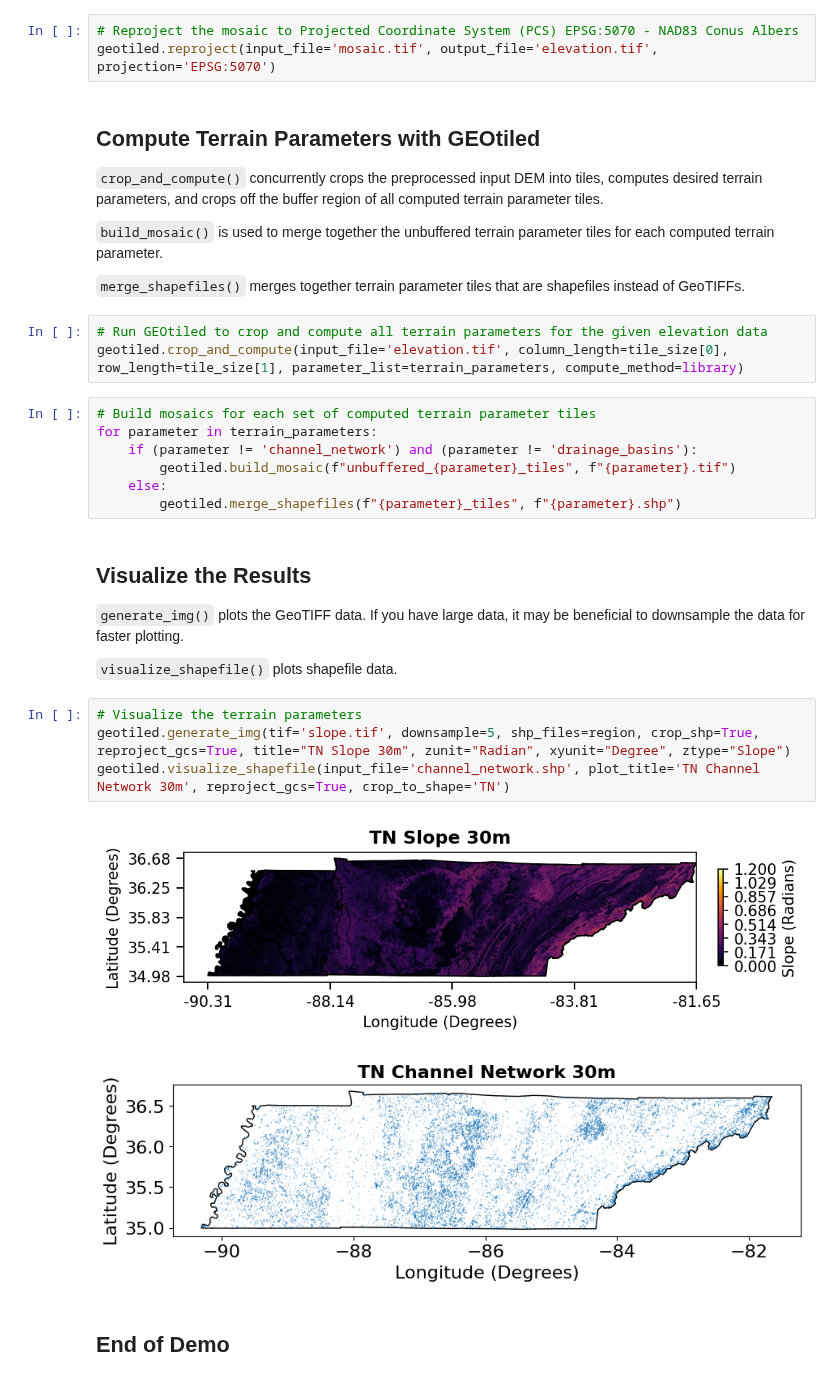
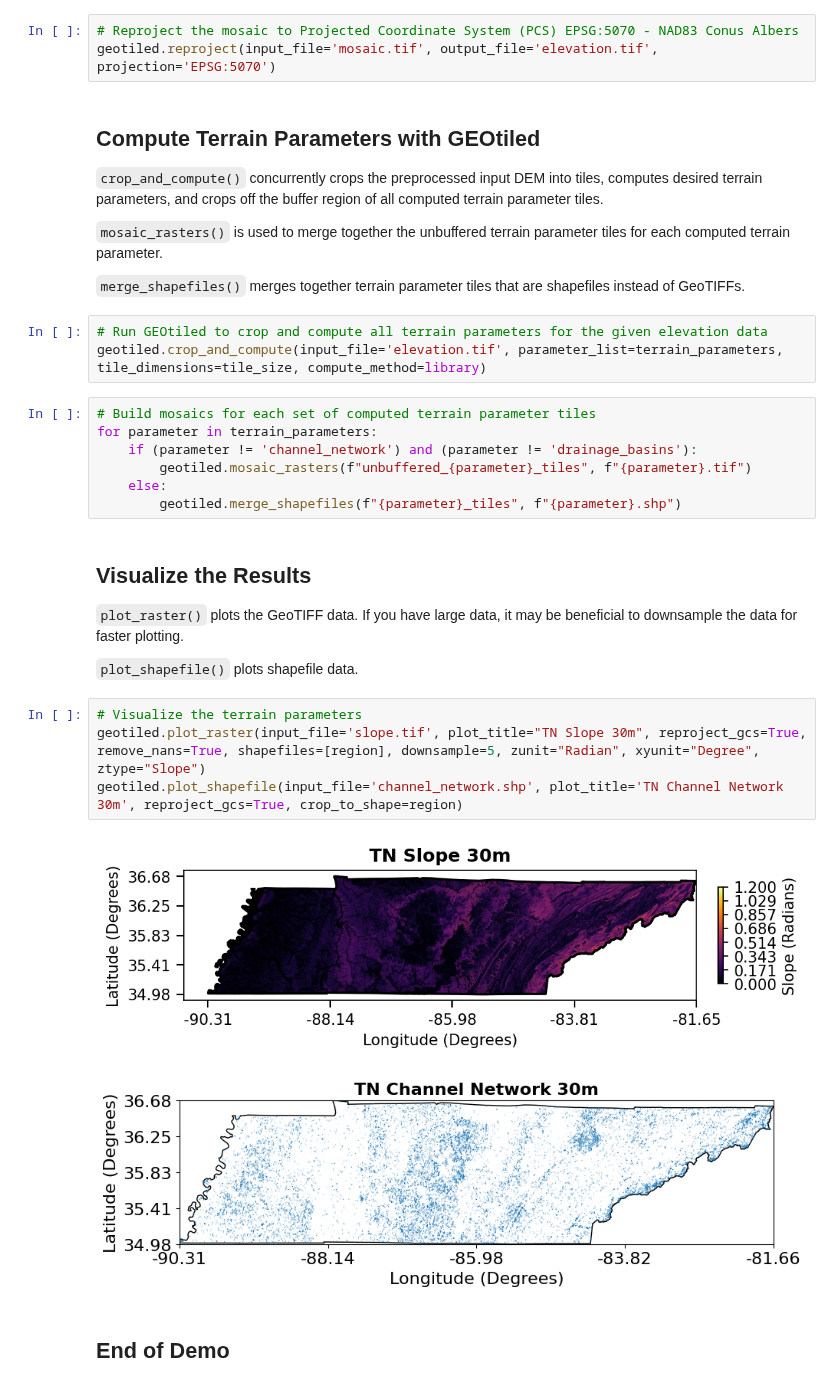
Before and after one commit to TauferLab/GEOtiled, a Jupyter notebook: demo/demo.ipynb, the cells around one changed output. Cells and saved outputs as stored; diff of their text form.

```diff
--- a/demo/demo.ipynb
+++ b/demo/demo.ipynb
@@ -84,31 +84,31 @@ geotiled.reproject(input_file='mosaic.tif', output_file='elevation.tif', project
 
 `crop_and_compute()` concurrently crops the preprocessed input DEM into tiles, computes desired terrain parameters, and crops off the buffer region of all computed terrain parameter tiles.
 
-`build_mosaic()` is used to merge together the unbuffered terrain parameter tiles for each computed terrain parameter.
+`mosaic_rasters()` is used to merge together the unbuffered terrain parameter tiles for each computed terrain parameter.
 
 `merge_shapefiles()` merges together terrain parameter tiles that are shapefiles instead of GeoTIFFs.
 # %%
 # Run GEOtiled to crop and compute all terrain parameters for the given elevation data
-geotiled.crop_and_compute(input_file='elevation.tif', column_length=tile_size[0], row_length=tile_size[1], parameter_list=terrain_parameters, compute_method=library)
+geotiled.crop_and_compute(input_file='elevation.tif', parameter_list=terrain_parameters, tile_dimensions=tile_size, compute_method=library)
 # %%
 # Build mosaics for each set of computed terrain parameter tiles
 for parameter in terrain_parameters:
     if (parameter != 'channel_network') and (parameter != 'drainage_basins'):
-        geotiled.build_mosaic(f"unbuffered_{parameter}_tiles", f"{parameter}.tif")
+        geotiled.mosaic_rasters(f"unbuffered_{parameter}_tiles", f"{parameter}.tif")
     else:
         geotiled.merge_shapefiles(f"{parameter}_tiles", f"{parameter}.shp")
 # %% [markdown]
 ## Visualize the Results
 
-`generate_img()` plots the GeoTIFF data. If you have large data, it may be beneficial to downsample the data for faster plotting.
+`plot_raster()` plots the GeoTIFF data. If you have large data, it may be beneficial to downsample the data for faster plotting.
 
-`visualize_shapefile()` plots shapefile data.
+`plot_shapefile()` plots shapefile data.
 # %%
 # Visualize the terrain parameters
-geotiled.generate_img(tif='slope.tif', downsample=5, shp_files=region, crop_shp=True, reproject_gcs=True, title="TN Slope 30m", zunit="Radian", xyunit="Degree", ztype="Slope")
-geotiled.visualize_shapefile(input_file='channel_network.shp', plot_title='TN Channel Network 30m', reproject_gcs=True, crop_to_shape='TN')
+geotiled.plot_raster(input_file='slope.tif', plot_title="TN Slope 30m", reproject_gcs=True, remove_nans=True, shapefiles=[region], downsample=5, zunit="Radian", xyunit="Degree", ztype="Slope")
+geotiled.plot_shapefile(input_file='channel_network.shp', plot_title='TN Channel Network 30m', reproject_gcs=True, crop_to_shape=region)
 # %% [output]
 [figure]
-[figure, old version]
+[figure, new version]
 # %% [markdown]
 ## End of Demo
```
Also changed, not shown: parts of 5 cells of this notebook, 2 other files.
